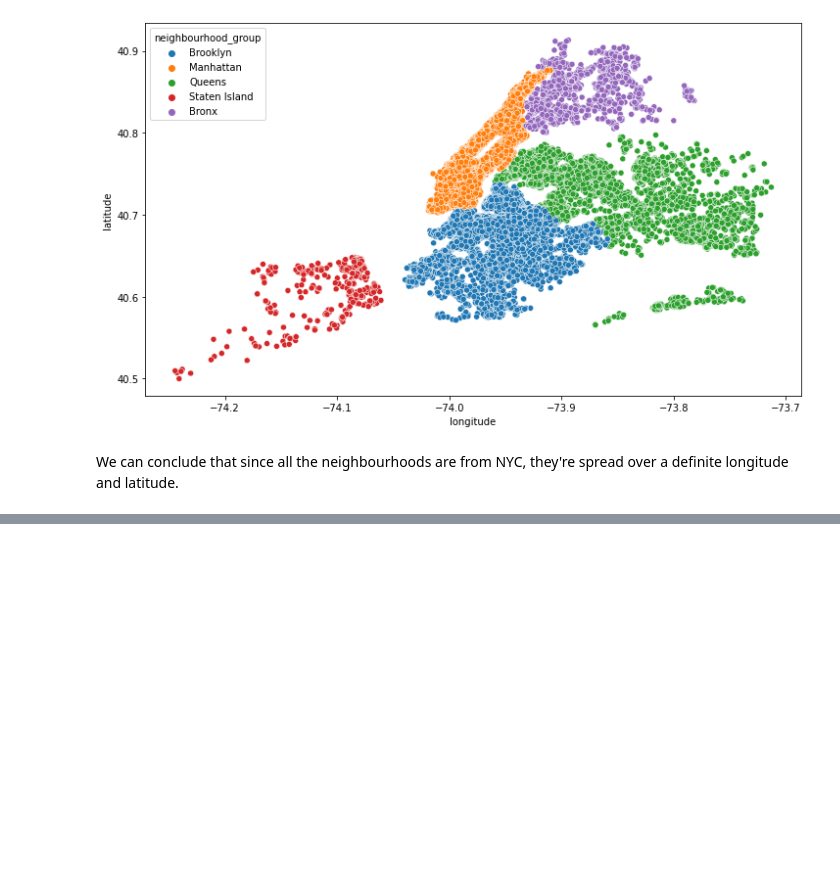
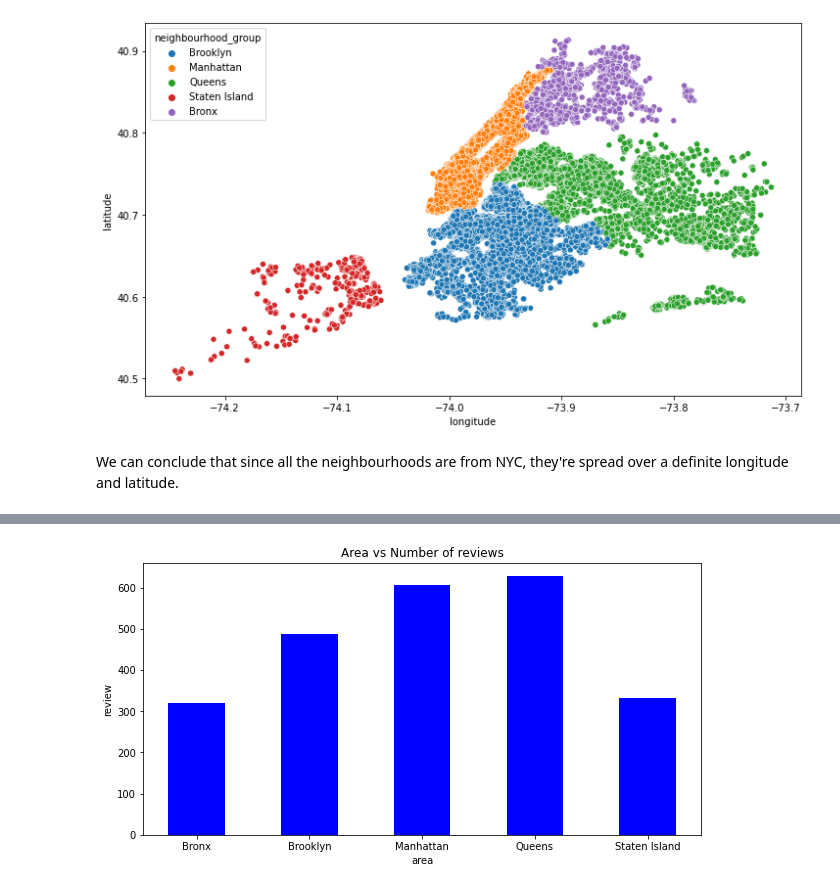
Before and after one commit to AshutoshKumarDubey/Airbnb_EDA_Capstone-Project, a Jupyter notebook: Airbnb_Bookings_Analysis_Capstone_Project_(By_Ashutosh_Kumar_Dubey).ipynb, the cells around one changed output, grey strips where cells are left out. Cells and saved outputs as stored; diff of their text form; code cells hidden in the pictures; blank space fills up the shorter version.

```diff
--- a/Airbnb_Bookings_Analysis_Capstone_Project_(By_Ashutosh_Kumar_Dubey).ipynb
+++ b/Airbnb_Bookings_Analysis_Capstone_Project_(By_Ashutosh_Kumar_Dubey).ipynb
@@ -178,0 +264,15 @@ We can conclude that since all the neighbourhoods are from NYC, they're spread o
+# %%
+area = neighboring_reviews['neighbourhood_group']
+review = neighboring_reviews['number_of_reviews']
+
+fig = plt.figure(figsize = (10, 5))
+
+plt.bar(area, review, color ='blue',
+        width = 0.5)
+
+plt.xlabel("area")
+plt.ylabel("review")
+plt.title("Area vs Number of reviews")
+plt.show()
+# %% [output]
+[figure, added]
```
Also changed, not shown: parts of 15 cells of this notebook.
